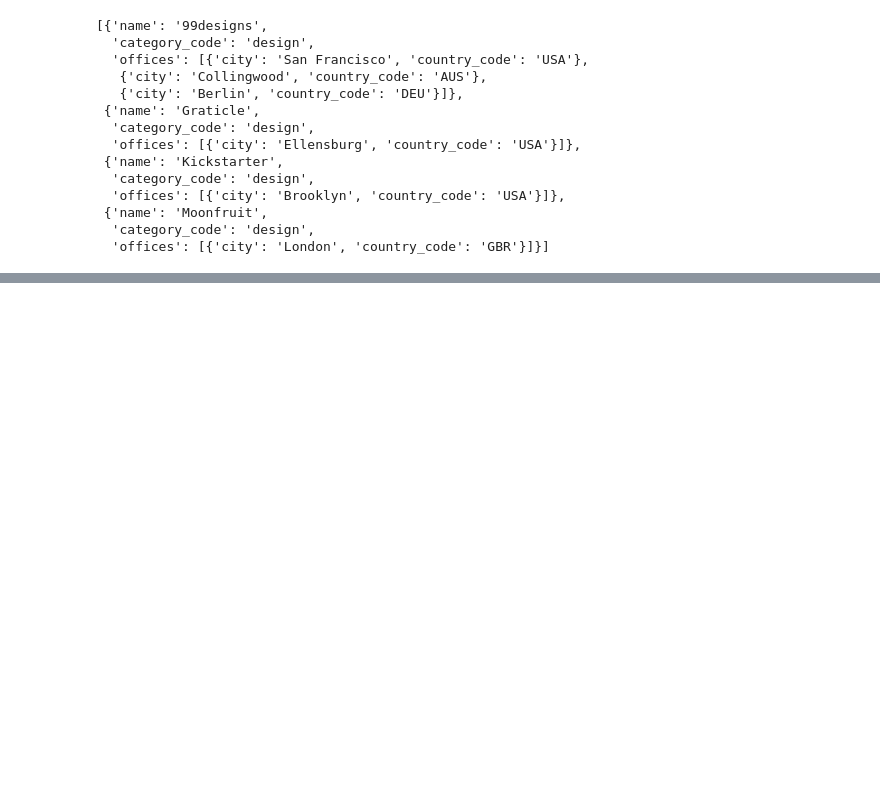
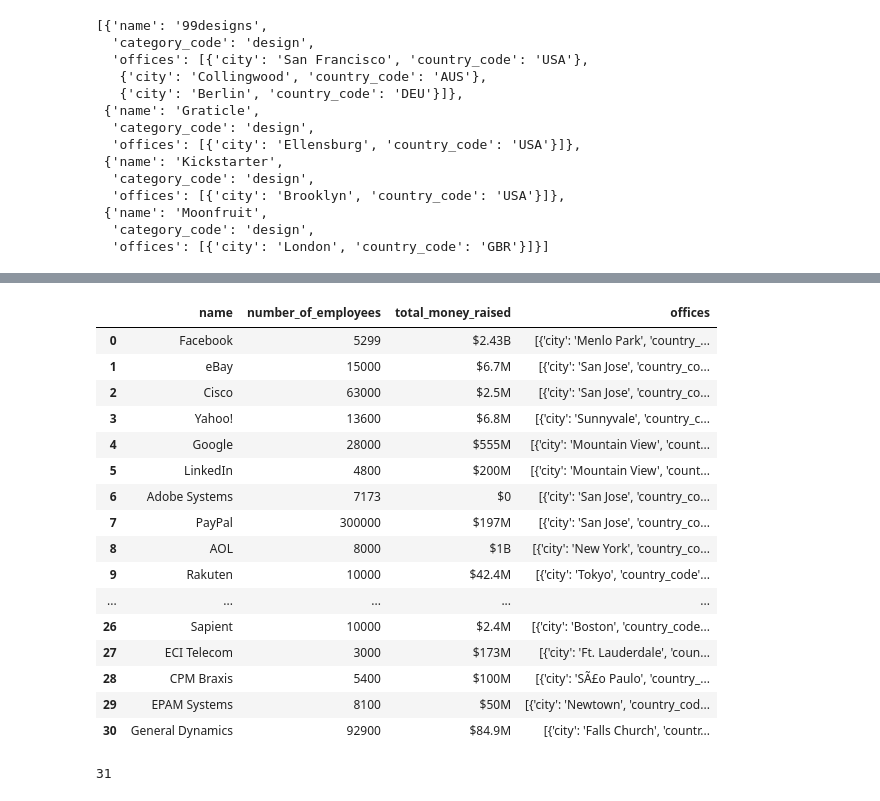
Before and after one commit to marcprz1992/project-3-ironhack, a Jupyter notebook: Main code.ipynb, the cells around one changed output, grey strips where cells are left out. Drawn from its saved outputs; the diff is of its cells as text; code cells hidden in the pictures; blank space fills up the shorter version.

```diff
--- a/Main code.ipynb
+++ b/Main code.ipynb
@@ -96,0 +116,8 @@ result_three
+# %%
+condition_one = {"description": {"$regex": "design"}}
+condition_two = {"tag_list": {"$regex": "design"}}
+condition_three = {"name": {"$regex": "design"}}
+condition_four = {"category_code": {"$regex": "design"}}
+condition_five = {"total_money_raised": {"$regex": "M"}}
+condition_six = {"total_money_raised": {"$regex": "B"}}
+condition_seven = {}
@@ -96,0 +132,14 @@ result_three
+# %%
+projection = {"name": 1, "number_of_employees": 1, "total_money_raised": 1,"offices.country_code": 1,"offices.city": 1, "_id":0}
+result_gaming = list(c.find({
+    "$or": [
+         condition_one,
+          condition_two, condition_three,
+            condition_four,
+          condition_five,condition_six
+    ],
+    "number_of_employees": {"$gte": 3000}
+}, projection))
+
+
+result_gaming[0]
@@ -96,0 +251,25 @@ result_three
+# %%
+df = pd.DataFrame(result_gaming)
+df
+# %% [output]
+|  | name | number_of_employees | total_money_raised | offices |
+| 0 | Facebook | 5299 | $2.43B | [{'city': 'Menlo Park', 'country_... |
+| 1 | eBay | 15000 | $6.7M | [{'city': 'San Jose', 'country_co... |
+| 2 | Cisco | 63000 | $2.5M | [{'city': 'San Jose', 'country_co... |
+| 3 | Yahoo! | 13600 | $6.8M | [{'city': 'Sunnyvale', 'country_c... |
+| 4 | Google | 28000 | $555M | [{'city': 'Mountain View', 'count... |
+| 5 | LinkedIn | 4800 | $200M | [{'city': 'Mountain View', 'count... |
+| 6 | Adobe Systems | 7173 | $0 | [{'city': 'San Jose', 'country_co... |
+| 7 | PayPal | 300000 | $197M | [{'city': 'San Jose', 'country_co... |
+| 8 | AOL | 8000 | $1B | [{'city': 'New York', 'country_co... |
+| 9 | Rakuten | 10000 | $42.4M | [{'city': 'Tokyo', 'country_code'... |
+| ... | ... | ... | ... | ... |
+| 26 | Sapient | 10000 | $2.4M | [{'city': 'Boston', 'country_code... |
+| 27 | ECI Telecom | 3000 | $173M | [{'city': 'Ft. Lauderdale', 'coun... |
+| 28 | CPM Braxis | 5400 | $100M | [{'city': 'SÃ£o Paulo', 'country_... |
+| 29 | EPAM Systems | 8100 | $50M | [{'city': 'Newtown', 'country_cod... |
+| 30 | General Dynamics | 92900 | $84.9M | [{'city': 'Falls Church', 'countr... |
+# %%
+len(result_gaming)
+# %% [output]
+31
```
Also changed, not shown: parts of 14 cells of this notebook.
